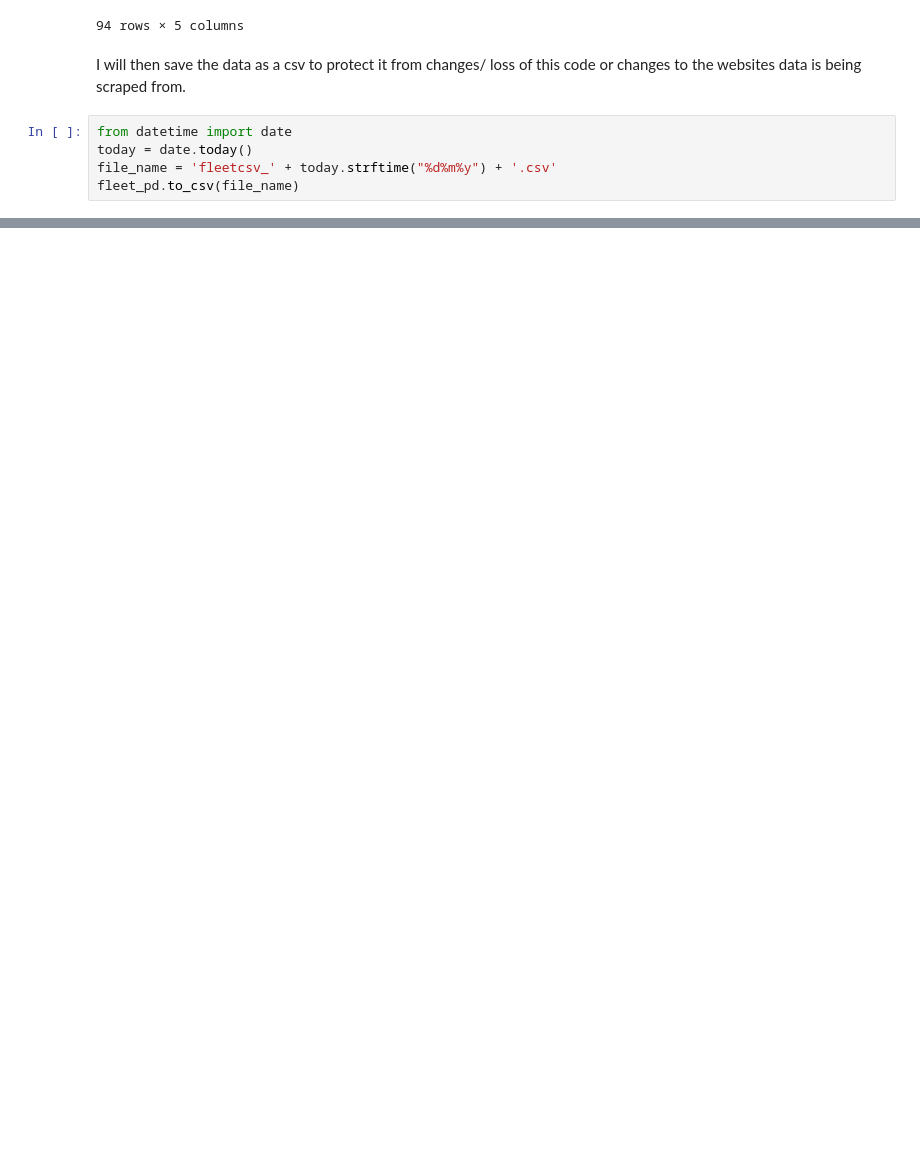
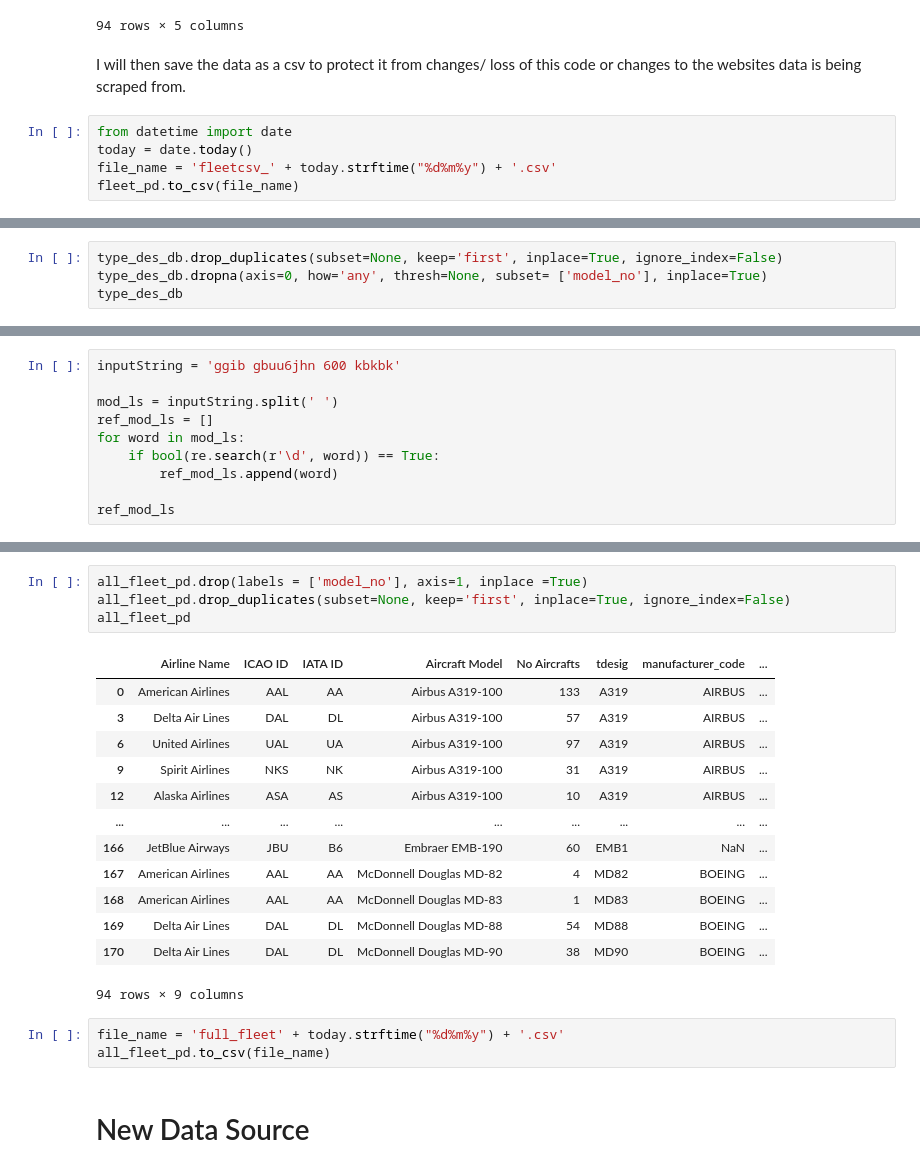
Before and after one commit to GenevaKirwan/CFG-Airline-Project, a Jupyter notebook: Processing_Fleet_Data.ipynb, the cells around one changed output, grey strips where cells are left out. Drawn from its saved outputs; the diff is of its cells as text; blank space fills up the shorter version.

```diff
--- a/Processing_Fleet_Data.ipynb
+++ b/Processing_Fleet_Data.ipynb
@@ -146,0 +216,4 @@ fleet_pd.to_csv(file_name)
+# %%
+type_des_db.drop_duplicates(subset=None, keep='first', inplace=True, ignore_index=False)
+type_des_db.dropna(axis=0, how='any', thresh=None, subset= ['model_no'], inplace=True)
+type_des_db
@@ -146,0 +237,10 @@ fleet_pd.to_csv(file_name)
+# %%
+inputString = 'ggib gbuu6jhn 600 kbkbk'
+
+mod_ls = inputString.split(' ')
+ref_mod_ls = []
+for word in mod_ls:
+    if bool(re.search(r'\d', word)) == True:
+        ref_mod_ls.append(word)
+
+ref_mod_ls
@@ -146,0 +325,23 @@ fleet_pd.to_csv(file_name)
+# %%
+all_fleet_pd.drop(labels = ['model_no'], axis=1, inplace =True)
+all_fleet_pd.drop_duplicates(subset=None, keep='first', inplace=True, ignore_index=False)
+all_fleet_pd
+# %% [output]
+|  | Airline Name | ICAO ID | IATA ID | Aircraft Model | No Aircrafts | tdesig | manufacturer_code | ... |
+| 0 | American Airlines | AAL | AA | Airbus A319-100 | 133 | A319 | AIRBUS | ... |
+| 3 | Delta Air Lines | DAL | DL | Airbus A319-100 | 57 | A319 | AIRBUS | ... |
+| 6 | United Airlines | UAL | UA | Airbus A319-100 | 97 | A319 | AIRBUS | ... |
+| 9 | Spirit Airlines | NKS | NK | Airbus A319-100 | 31 | A319 | AIRBUS | ... |
+| 12 | Alaska Airlines | ASA | AS | Airbus A319-100 | 10 | A319 | AIRBUS | ... |
+| ... | ... | ... | ... | ... | ... | ... | ... | ... |
+| 166 | JetBlue Airways | JBU | B6 | Embraer EMB-190 | 60 | EMB1 | NaN | ... |
+| 167 | American Airlines | AAL | AA | McDonnell Douglas MD-82 | 4 | MD82 | BOEING | ... |
+| 168 | American Airlines | AAL | AA | McDonnell Douglas MD-83 | 1 | MD83 | BOEING | ... |
+| 169 | Delta Air Lines | DAL | DL | McDonnell Douglas MD-88 | 54 | MD88 | BOEING | ... |
+| 170 | Delta Air Lines | DAL | DL | McDonnell Douglas MD-90 | 38 | MD90 | BOEING | ... |
+94 rows × 9 columns
+# %%
+file_name = 'full_fleet' + today.strftime("%d%m%y") + '.csv'
+all_fleet_pd.to_csv(file_name)
+# %% [markdown]
+# New Data Source
```
Also changed, not shown: parts of 31 cells of this notebook, 3 other files.
